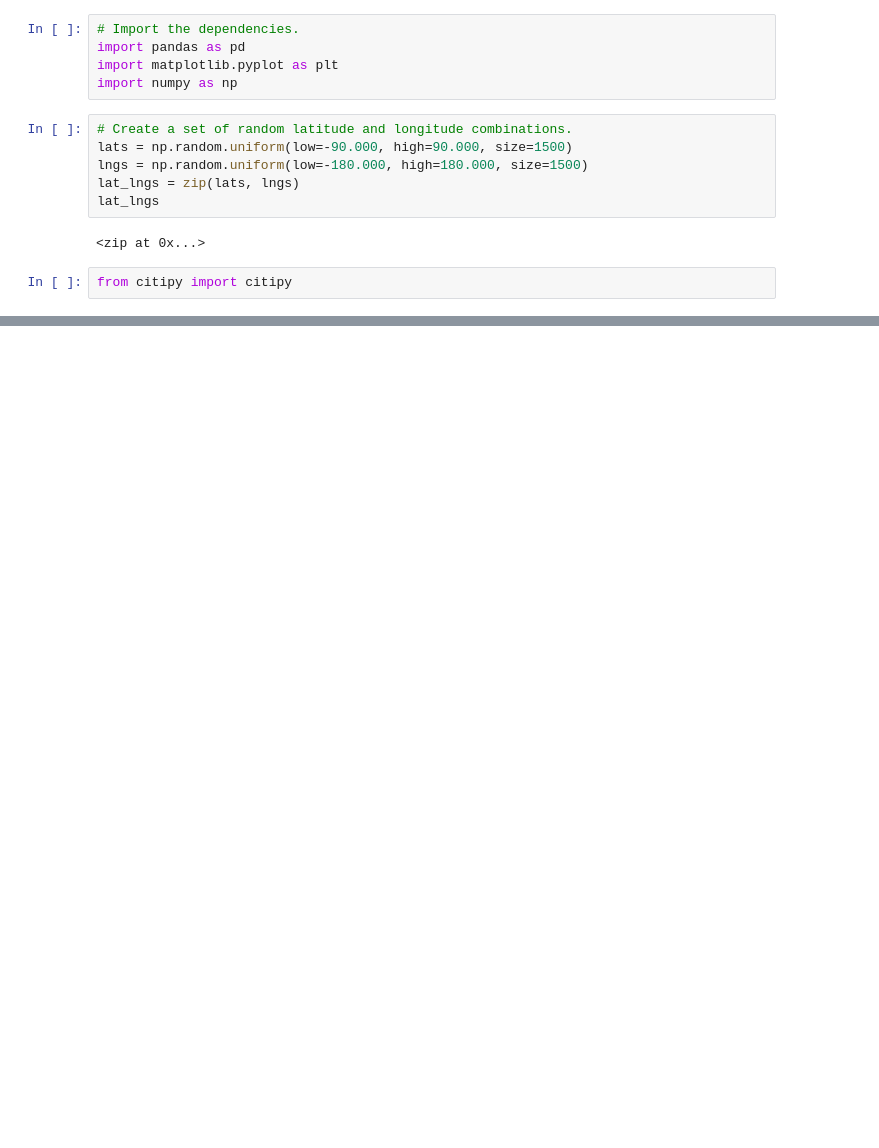
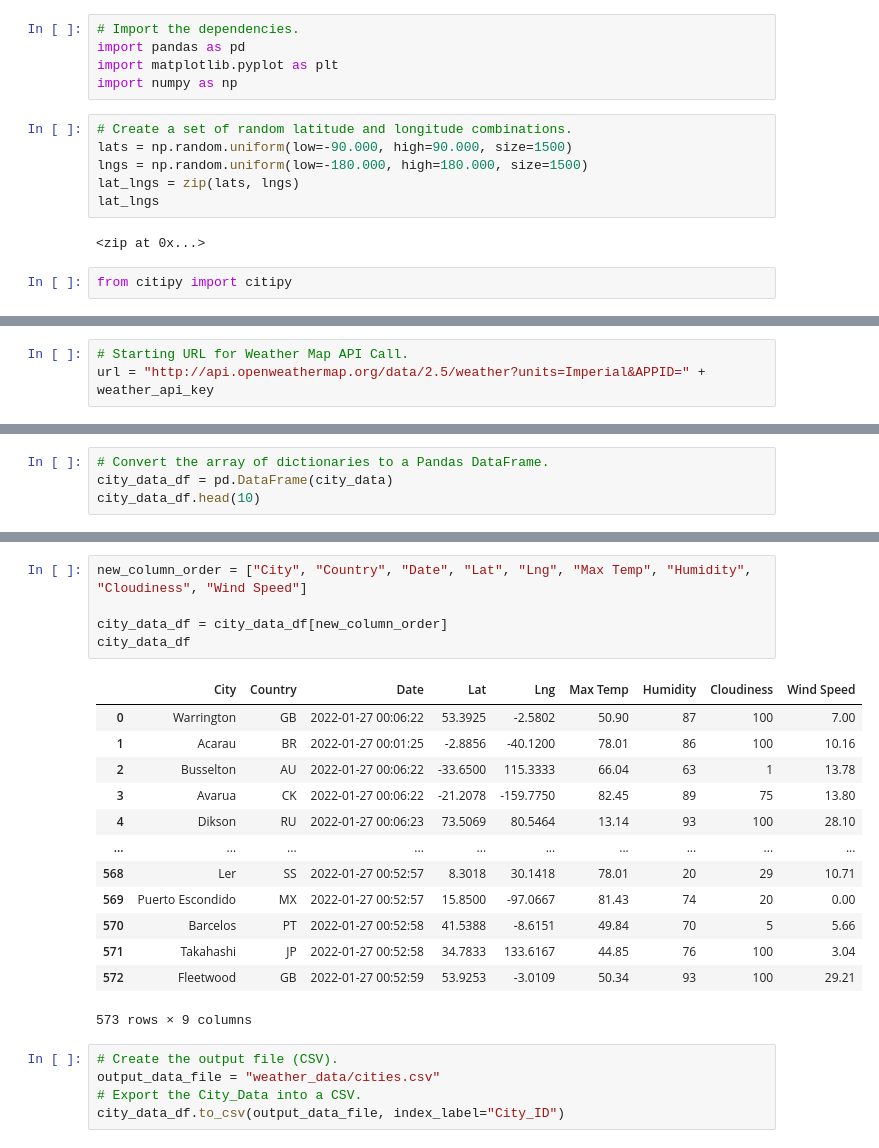
Before and after one commit to GrahamNeal13/World_Weather_Analysis, a Jupyter notebook: WeatherPy.ipynb, the cells around one changed output, grey strips where cells are left out. Cells and saved outputs as stored; diff of their text form; blank space fills up the shorter version.

Commit message:
data frame and csv created

```diff
--- a/WeatherPy.ipynb
+++ b/WeatherPy.ipynb
@@ -29,0 +36,3 @@ len(cities)
+# %%
+# Starting URL for Weather Map API Call.
+url = "http://api.openweathermap.org/data/2.5/weather?units=Imperial&APPID=" + weather_api_key
@@ -29,0 +135,4 @@ len(cities)
+# %%
+# Convert the array of dictionaries to a Pandas DataFrame.
+city_data_df = pd.DataFrame(city_data)
+city_data_df.head(10)
@@ -29,0 +151,24 @@ len(cities)
+# %%
+new_column_order = ["City", "Country", "Date", "Lat", "Lng", "Max Temp", "Humidity", "Cloudiness", "Wind Speed"]
+
+city_data_df = city_data_df[new_column_order]
+city_data_df
+# %% [output]
+|  | City | Country | Date | Lat | Lng | Max Temp | Humidity | Cloudiness | Wind Speed |
+| 0 | Warrington | GB | 2022-01-27 00:06:22 | 53.3925 | -2.5802 | 50.90 | 87 | 100 | 7.00 |
+| 1 | Acarau | BR | 2022-01-27 00:01:25 | -2.8856 | -40.1200 | 78.01 | 86 | 100 | 10.16 |
+| 2 | Busselton | AU | 2022-01-27 00:06:22 | -33.6500 | 115.3333 | 66.04 | 63 | 1 | 13.78 |
+| 3 | Avarua | CK | 2022-01-27 00:06:22 | -21.2078 | -159.7750 | 82.45 | 89 | 75 | 13.80 |
+| 4 | Dikson | RU | 2022-01-27 00:06:23 | 73.5069 | 80.5464 | 13.14 | 93 | 100 | 28.10 |
+| ... | ... | ... | ... | ... | ... | ... | ... | ... | ... |
+| 568 | Ler | SS | 2022-01-27 00:52:57 | 8.3018 | 30.1418 | 78.01 | 20 | 29 | 10.71 |
+| 569 | Puerto Escondido | MX | 2022-01-27 00:52:57 | 15.8500 | -97.0667 | 81.43 | 74 | 20 | 0.00 |
+| 570 | Barcelos | PT | 2022-01-27 00:52:58 | 41.5388 | -8.6151 | 49.84 | 70 | 5 | 5.66 |
+| 571 | Takahashi | JP | 2022-01-27 00:52:58 | 34.7833 | 133.6167 | 44.85 | 76 | 100 | 3.04 |
+| 572 | Fleetwood | GB | 2022-01-27 00:52:59 | 53.9253 | -3.0109 | 50.34 | 93 | 100 | 29.21 |
+573 rows × 9 columns
+# %%
+# Create the output file (CSV).
+output_data_file = "weather_data/cities.csv"
+# Export the City_Data into a CSV.
+city_data_df.to_csv(output_data_file, index_label="City_ID")
```
Also changed, not shown: parts of 5 cells of this notebook, 1 other file.
